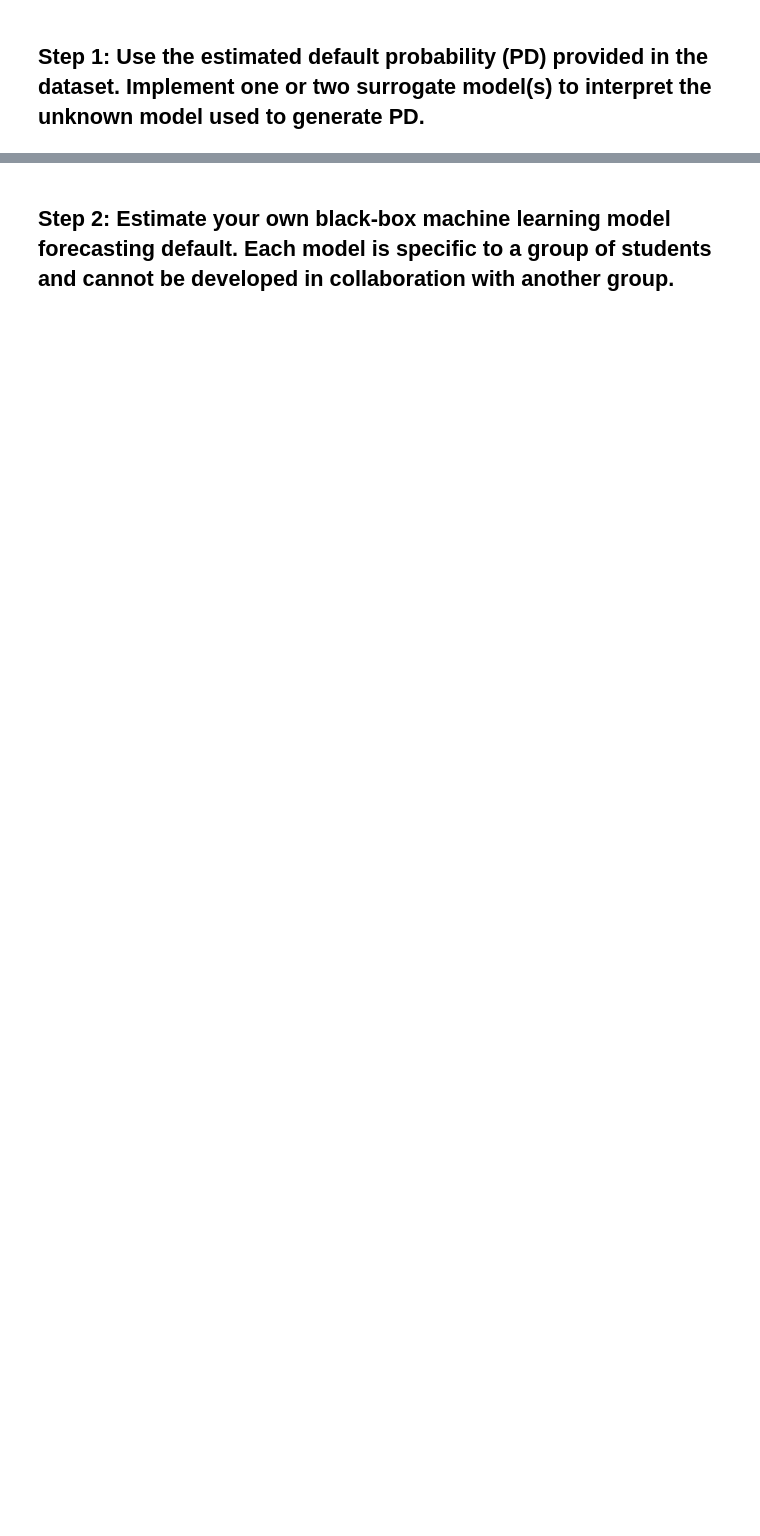
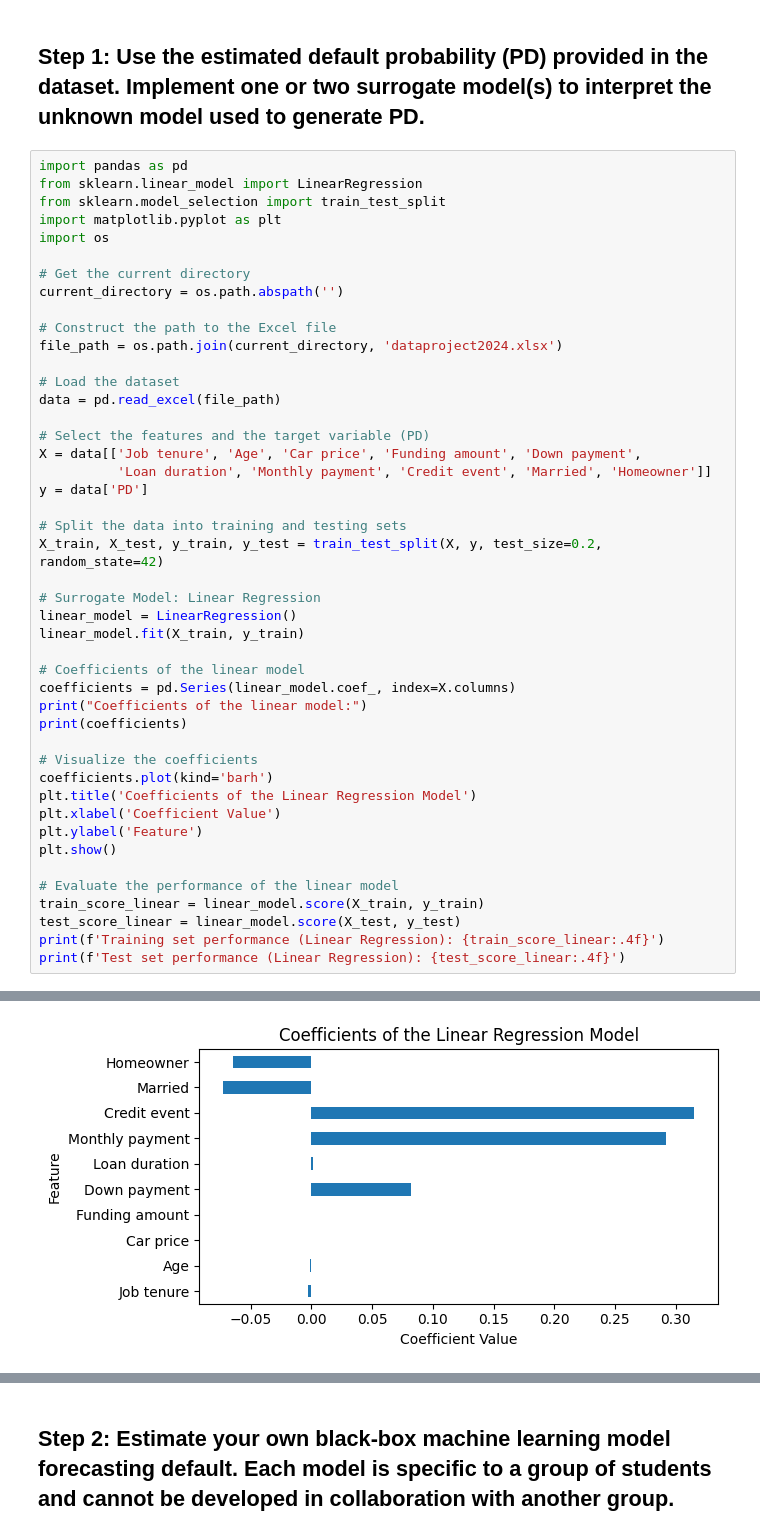
Before and after one commit to agossetX/interpretability_algorithmic_fairness_group_2, a Jupyter notebook: main.ipynb, the cells around one changed output, grey strips where cells are left out. Cells and saved outputs as stored; diff of their text form; blank space fills up the shorter version.

```diff
--- a/main.ipynb
+++ b/main.ipynb
@@ -9,2 +3,48 @@ df = pd.read_excel('dataproject2024.xlsx')
 # %% [markdown]
 ## Step 1: Use the estimated default probability (PD) provided in the dataset. Implement one or two surrogate model(s) to interpret the unknown model used to generate PD.
+# %%
+import pandas as pd
+from sklearn.linear_model import LinearRegression
+from sklearn.model_selection import train_test_split
+import matplotlib.pyplot as plt
+import os
+
+# Get the current directory
+current_directory = os.path.abspath('')
+
+# Construct the path to the Excel file
+file_path = os.path.join(current_directory, 'dataproject2024.xlsx')
+
+# Load the dataset
+data = pd.read_excel(file_path)
+
+# Select the features and the target variable (PD)
+X = data[['Job tenure', 'Age', 'Car price', 'Funding amount', 'Down payment',
+          'Loan duration', 'Monthly payment', 'Credit event', 'Married', 'Homeowner']]
+y = data['PD']
+
+# Split the data into training and testing sets
+X_train, X_test, y_train, y_test = train_test_split(X, y, test_size=0.2, random_state=42)
+
+# Surrogate Model: Linear Regression
+linear_model = LinearRegression()
+linear_model.fit(X_train, y_train)
+
+# Coefficients of the linear model
+coefficients = pd.Series(linear_model.coef_, index=X.columns)
+print("Coefficients of the linear model:")
+print(coefficients)
+
+# Visualize the coefficients
+coefficients.plot(kind='barh')
+plt.title('Coefficients of the Linear Regression Model')
+plt.xlabel('Coefficient Value')
+plt.ylabel('Feature')
+plt.show()
+
+# Evaluate the performance of the linear model
+train_score_linear = linear_model.score(X_train, y_train)
+test_score_linear = linear_model.score(X_test, y_test)
+print(f'Training set performance (Linear Regression): {train_score_linear:.4f}')
+print(f'Test set performance (Linear Regression): {test_score_linear:.4f}')
+# %% [output]
@@ -10,0 +63 @@ df = pd.read_excel('dataproject2024.xlsx')
+[figure, added]
```
Also changed, not shown: parts of 15 cells of this notebook, 9 other files.
